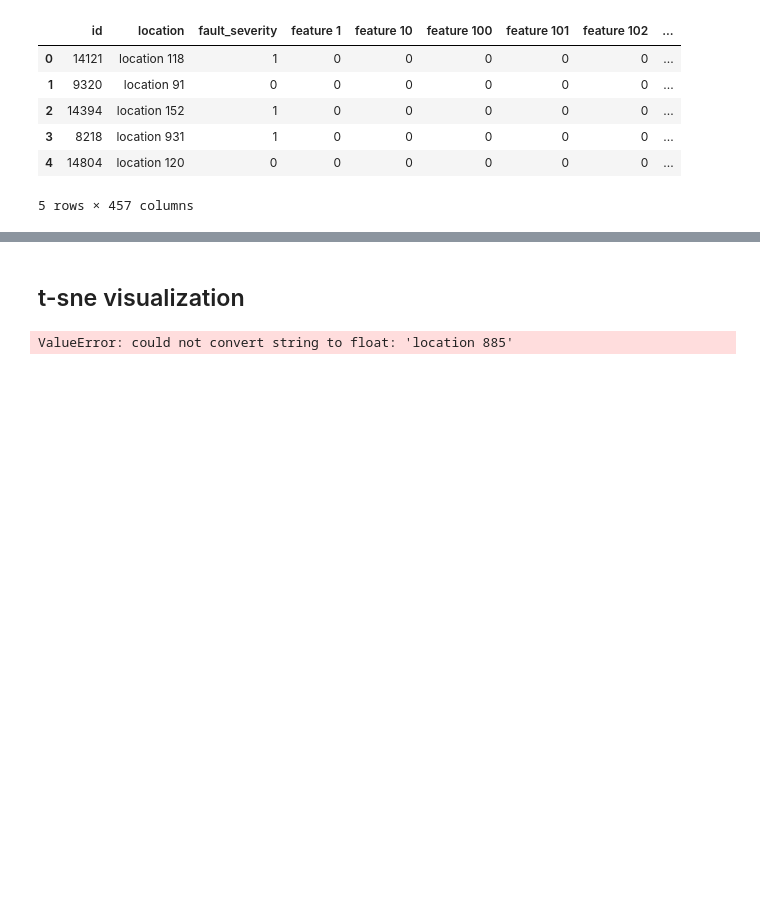
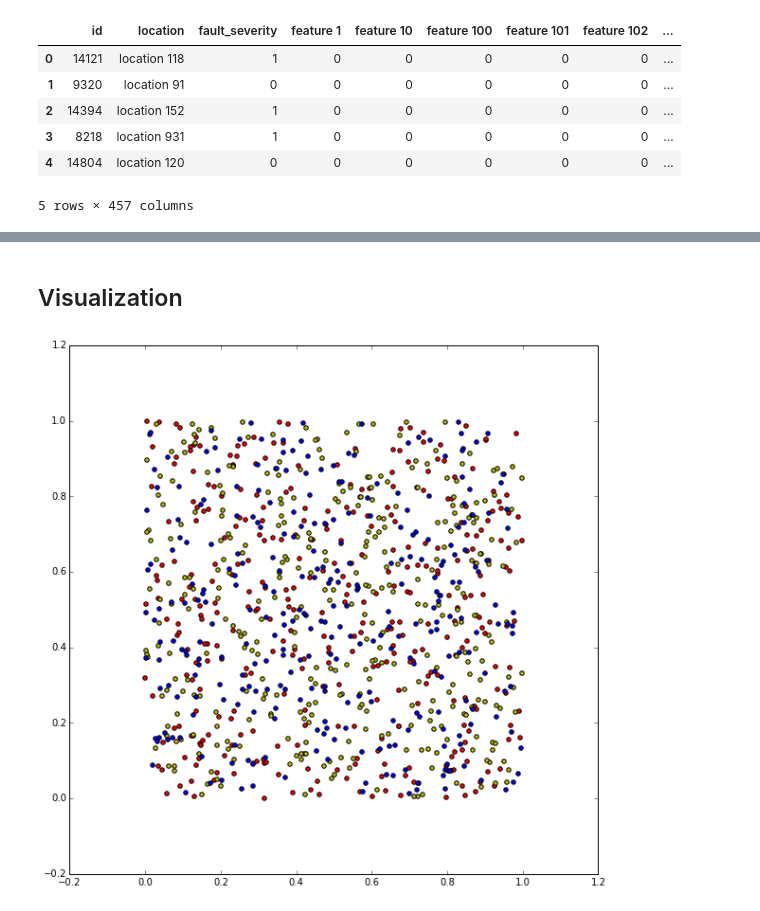
Before and after one commit to klangner/telstra, a Jupyter notebook: notebook/Exploratory Analysis.ipynb, the cells around one changed output, grey strips where cells are left out. Cells and saved outputs as stored; diff of their text form; code cells hidden in the pictures; blank space fills up the shorter version.

Commit message:
Added scatter plot demo

```diff
--- a/notebook/Exploratory Analysis.ipynb
+++ b/notebook/Exploratory Analysis.ipynb
@@ -177,9 +170,18 @@ Test count: 11171
 | 2 | 16964 | location 491 | 0 | 1 | 0 | ... |
 | 3 | 4795 | location 532 | 0 | 0 | 0 | ... |
 | 4 | 3392 | location 600 | 0 | 1 | 0 | ... |
-# %% [markdown]
-## t-sne visualization
-# %%
-U, s, Vh = linalg.svd(df_train)
-# %% [output]
-ValueError: could not convert string to float: 'location 885'
+# %% [markdown]
+## Visualization
+# %%
+rcParams['figure.figsize'] = 10, 10
+a = np.random.rand(1000, 3)
+df = pd.DataFrame({'x1': a[:,0], 'x2': a[:,1], 'y': np.floor(3*a[:,2])})
+df0 = df[df.y == 0]
+df1 = df[df.y == 1]
+df2 = df[df.y == 2]
+plt.scatter(df0.x1, df0.x2, c='r')
+plt.scatter(df1.x1, df1.x2, c='y')
+plt.scatter(df2.x1, df2.x2, c='b')
+plt.show()
+# %% [output]
+[figure, added]
```
Also changed, not shown: parts of 2 cells of this notebook.
